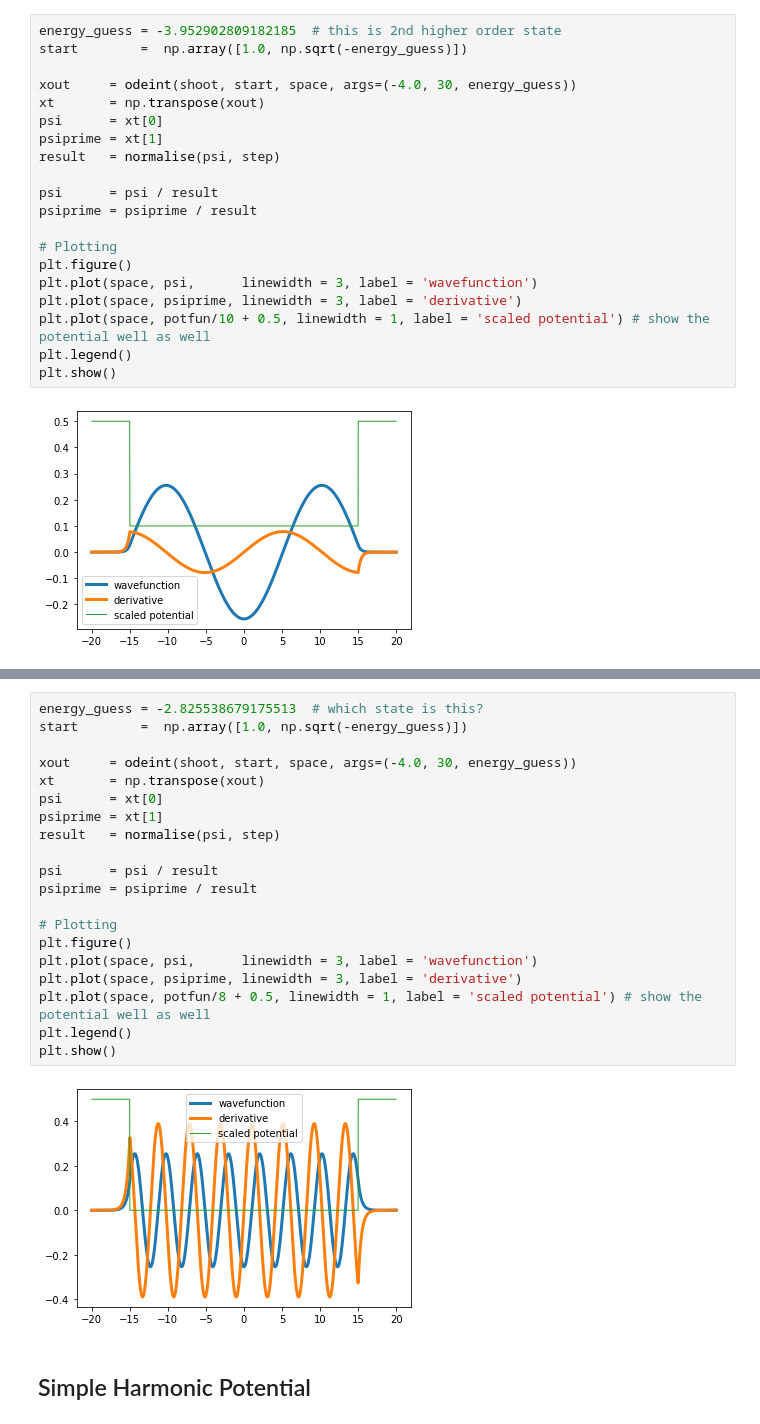
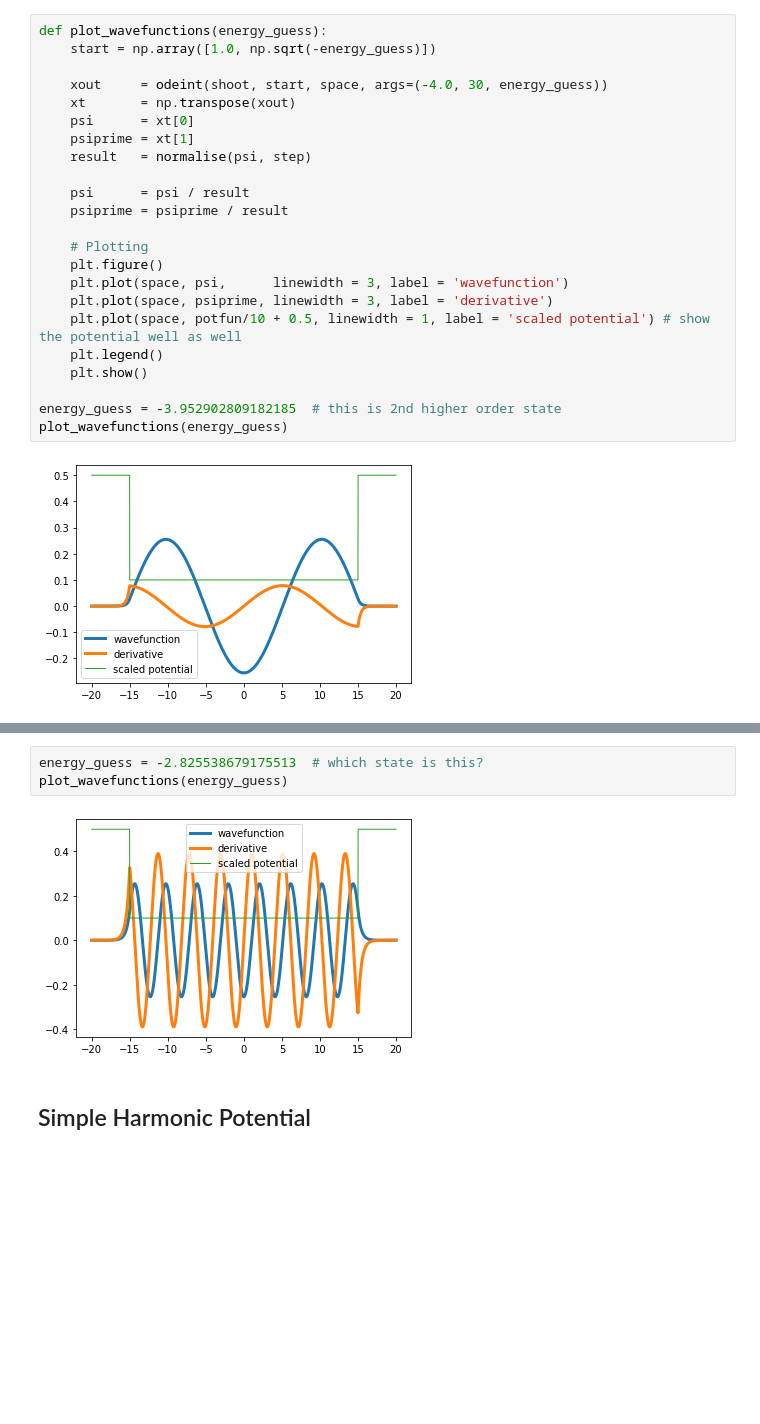
Before and after one commit to hjelleyman/lorentz, a Jupyter notebook: schrodinger2.ipynb, the cells around one changed output, grey strips where cells are left out. Saved outputs shown, nothing was run; the diff lists cells and outputs as text; blank space fills up the shorter version.

```diff
--- a/schrodinger2.ipynb
+++ b/schrodinger2.ipynb
@@ -240,23 +284,26 @@ find(-3.95, -3.979)
 # %%
+def plot_wavefunctions(energy_guess):
+    start = np.array([1.0, np.sqrt(-energy_guess)])
+
+    xout     = odeint(shoot, start, space, args=(-4.0, 30, energy_guess))
+    xt       = np.transpose(xout)
+    psi      = xt[0]
+    psiprime = xt[1]
+    result   = normalise(psi, step)
+
+    psi      = psi / result
+    psiprime = psiprime / result
+
+    # Plotting
+    plt.figure()
+    plt.plot(space, psi,      linewidth = 3, label = 'wavefunction')
+    plt.plot(space, psiprime, linewidth = 3, label = 'derivative')
+    plt.plot(space, potfun/10 + 0.5, linewidth = 1, label = 'scaled potential') # show the potential well as well
+    plt.legend()
+    plt.show()
+
 energy_guess = -3.952902809182185  # this is 2nd higher order state
-start        =  np.array([1.0, np.sqrt(-energy_guess)])
-
-xout     = odeint(shoot, start, space, args=(-4.0, 30, energy_guess))
-xt       = np.transpose(xout)
-psi      = xt[0]
-psiprime = xt[1]
-result   = normalise(psi, step)
-
-psi      = psi / result
-psiprime = psiprime / result
-
-# Plotting
-plt.figure()
-plt.plot(space, psi,      linewidth = 3, label = 'wavefunction')
-plt.plot(space, psiprime, linewidth = 3, label = 'derivative')
-plt.plot(space, potfun/10 + 0.5, linewidth = 1, label = 'scaled potential') # show the potential well as well
-plt.legend()
-plt.show()
+plot_wavefunctions(energy_guess)
 # %% [output]
 [figure]
 # %%
@@ -283,25 +346,8 @@ find(-2.80, -2.90)
-# %%
-energy_guess = -2.825538679175513  # which state is this?
-start        =  np.array([1.0, np.sqrt(-energy_guess)])
-
-xout     = odeint(shoot, start, space, args=(-4.0, 30, energy_guess))
-xt       = np.transpose(xout)
-psi      = xt[0]
-psiprime = xt[1]
-result   = normalise(psi, step)
-
-psi      = psi / result
-psiprime = psiprime / result
-
-# Plotting
-plt.figure()
-plt.plot(space, psi,      linewidth = 3, label = 'wavefunction')
-plt.plot(space, psiprime, linewidth = 3, label = 'derivative')
-plt.plot(space, potfun/8 + 0.5, linewidth = 1, label = 'scaled potential') # show the potential well as well
-plt.legend()
-plt.show()
-# %% [output]
-[figure, removed]
+# %%
+energy_guess = -2.825538679175513  # which state is this?
+plot_wavefunctions(energy_guess)
+# %% [output]
+[figure, added]
 # %% [markdown]
 ## Simple Harmonic Potential
 # %% [markdown]
```
Also changed, not shown: parts of 23 cells of this notebook, 1 other file.
